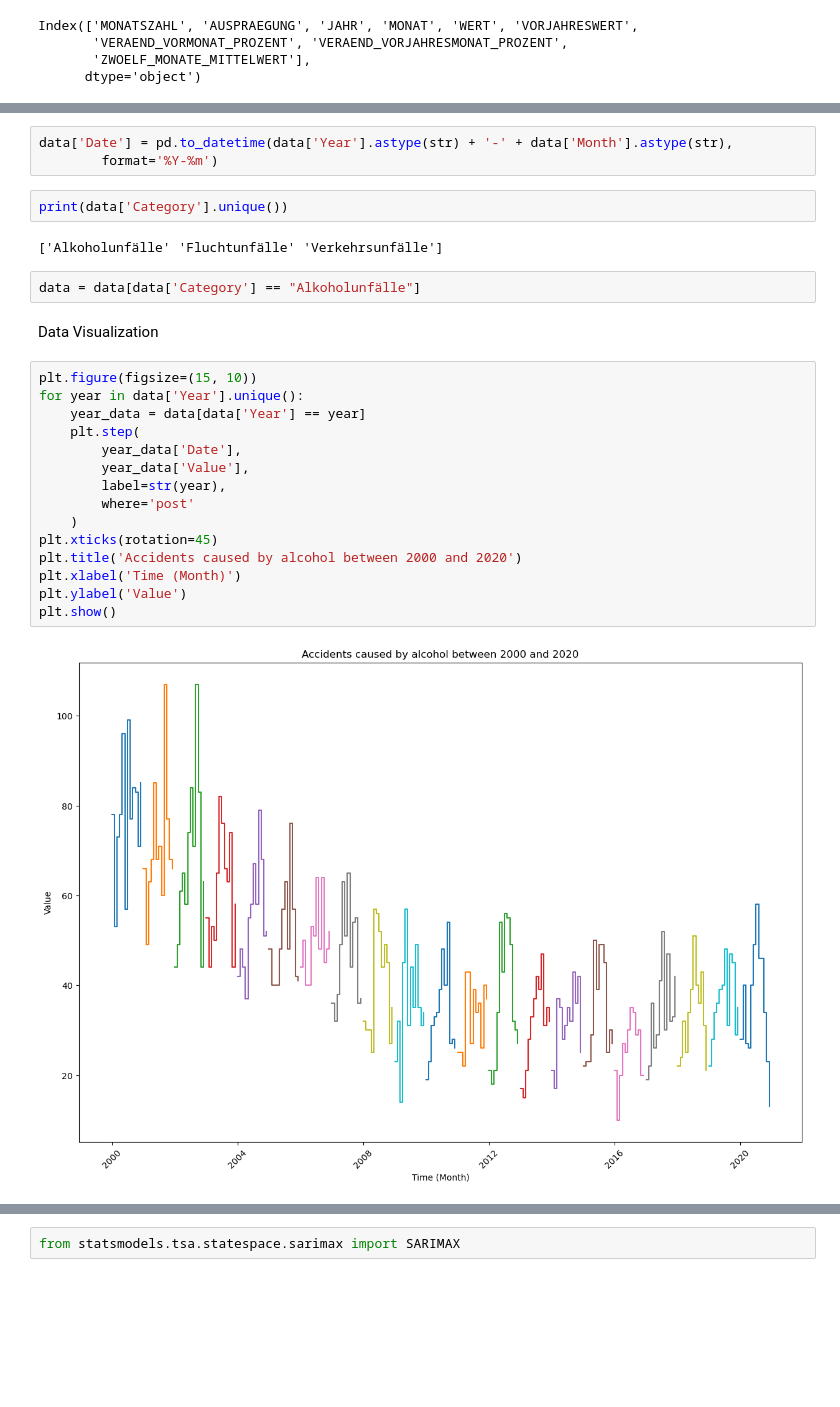
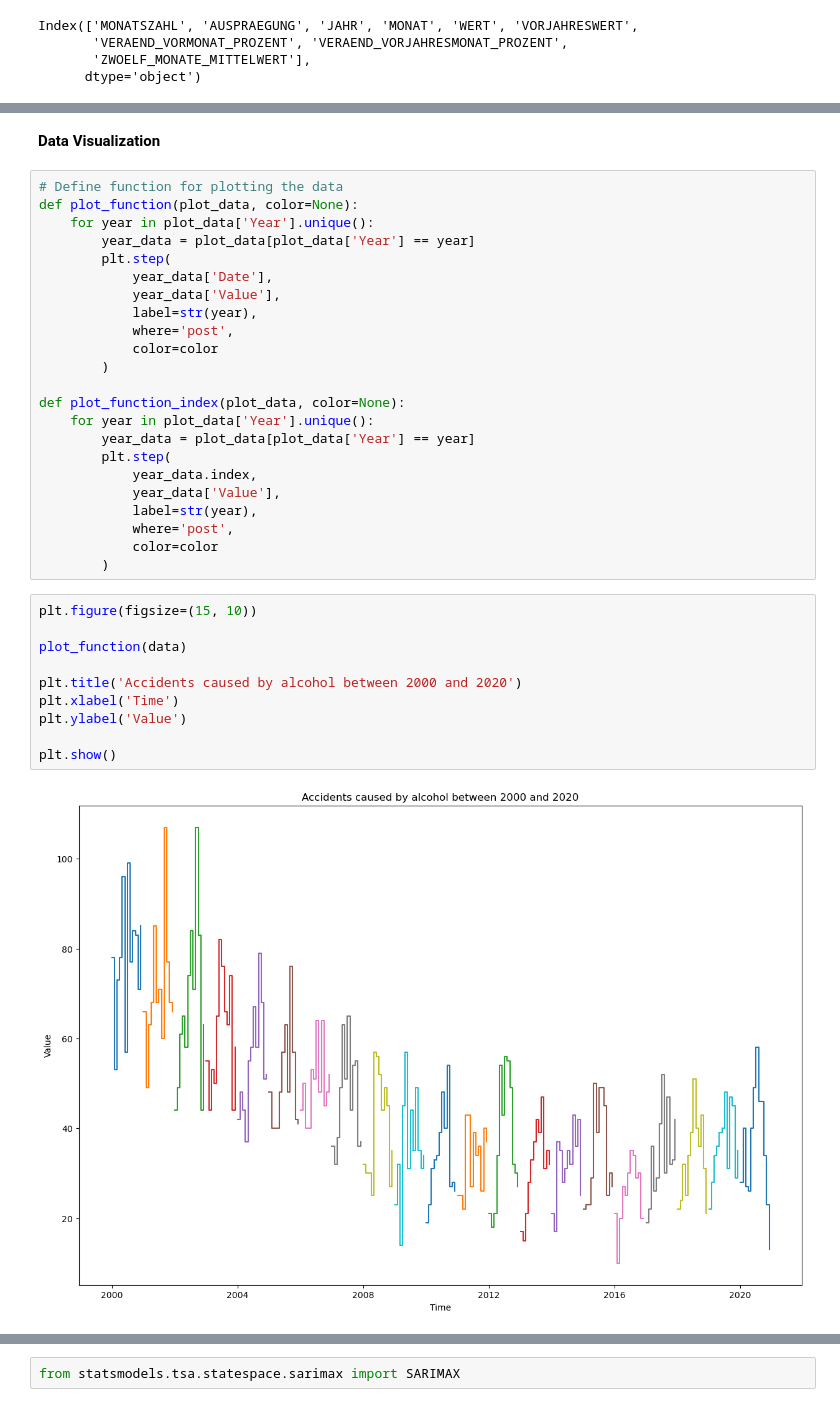
Before and after one commit to AndreeaLupu2000/DPS-AI-Challange, a Jupyter notebook: Classic-AI-Challenge.ipynb, the cells around one changed output, grey strips where cells are left out. Drawn from its saved outputs; the diff is of its cells as text; blank space fills up the shorter version.

```diff
--- a/Classic-AI-Challenge.ipynb
+++ b/Classic-AI-Challenge.ipynb
@@ -54,28 +55,37 @@ print(data.head(4))
-# %%
-data['Date'] = pd.to_datetime(data['Year'].astype(str) + '-' + data['Month'].astype(str),
-        format='%Y-%m')
-# %%
-print(data['Category'].unique())
-# %% [output]
-['Alkoholunfälle' 'Fluchtunfälle' 'Verkehrsunfälle']
-# %%
-data = data[data['Category'] == "Alkoholunfälle"]
-# %% [markdown]
-Data Visualization
+# %% [markdown]
+**Data Visualization**
+# %%
+# Define function for plotting the data
+def plot_function(plot_data, color=None):
+    for year in plot_data['Year'].unique():
+        year_data = plot_data[plot_data['Year'] == year]
+        plt.step(
+            year_data['Date'],
+            year_data['Value'],
+            label=str(year),
+            where='post',
+            color=color
+        )
+
+def plot_function_index(plot_data, color=None):
+    for year in plot_data['Year'].unique():
+        year_data = plot_data[plot_data['Year'] == year]
+        plt.step(
+            year_data.index,
+            year_data['Value'],
+            label=str(year),
+            where='post',
+            color=color
+        )
 # %%
 plt.figure(figsize=(15, 10))
-for year in data['Year'].unique():
-    year_data = data[data['Year'] == year]
-    plt.step(
-        year_data['Date'],
-        year_data['Value'],
-        label=str(year),
-        where='post'
-    )
-plt.xticks(rotation=45)
+
+plot_function(data)
+
 plt.title('Accidents caused by alcohol between 2000 and 2020')
-plt.xlabel('Time (Month)')
+plt.xlabel('Time')
 plt.ylabel('Value')
+
 plt.show()
 # %% [output]
-[figure, old version]
+[figure, new version]
```
Also changed, not shown: parts of 35 cells of this notebook.
